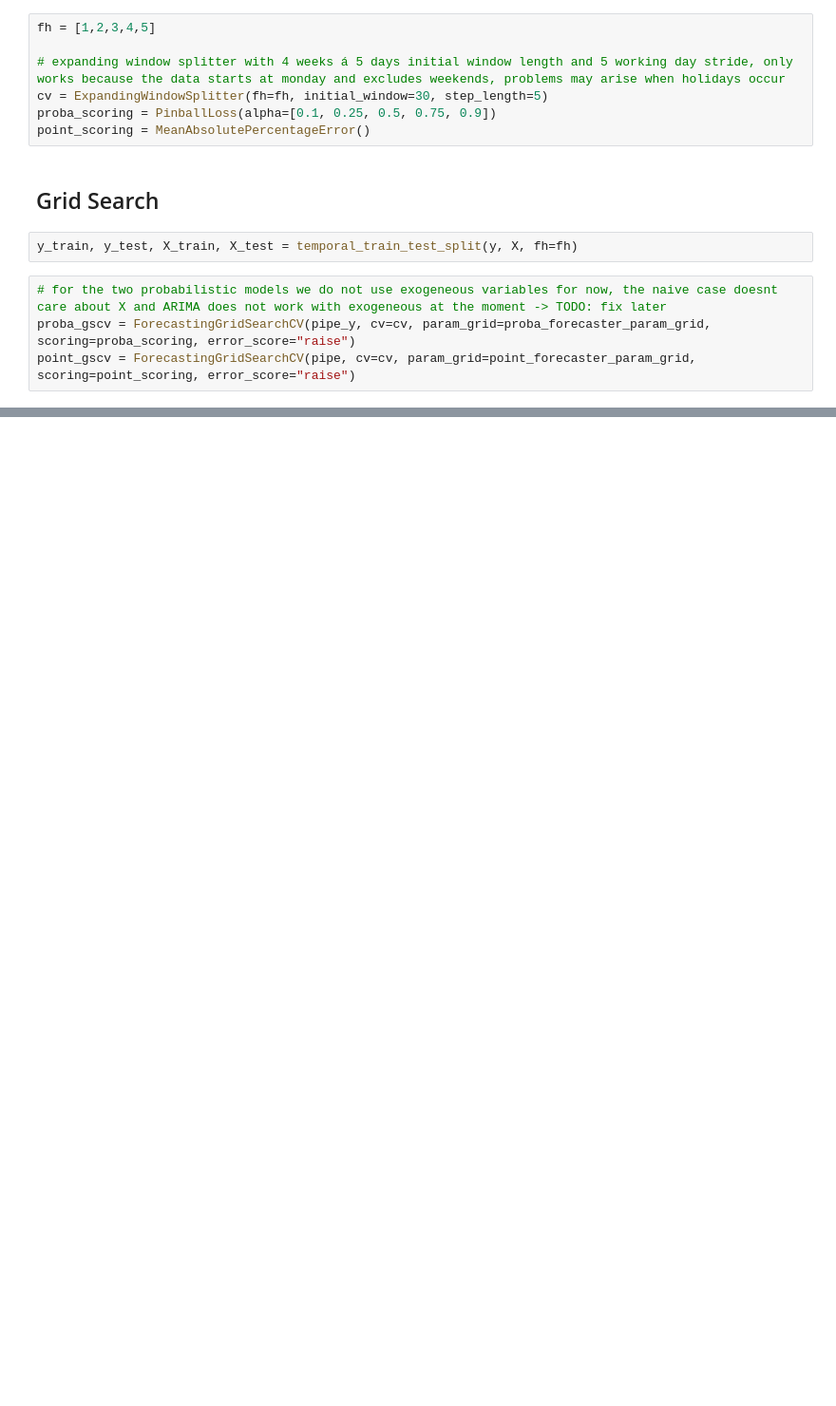
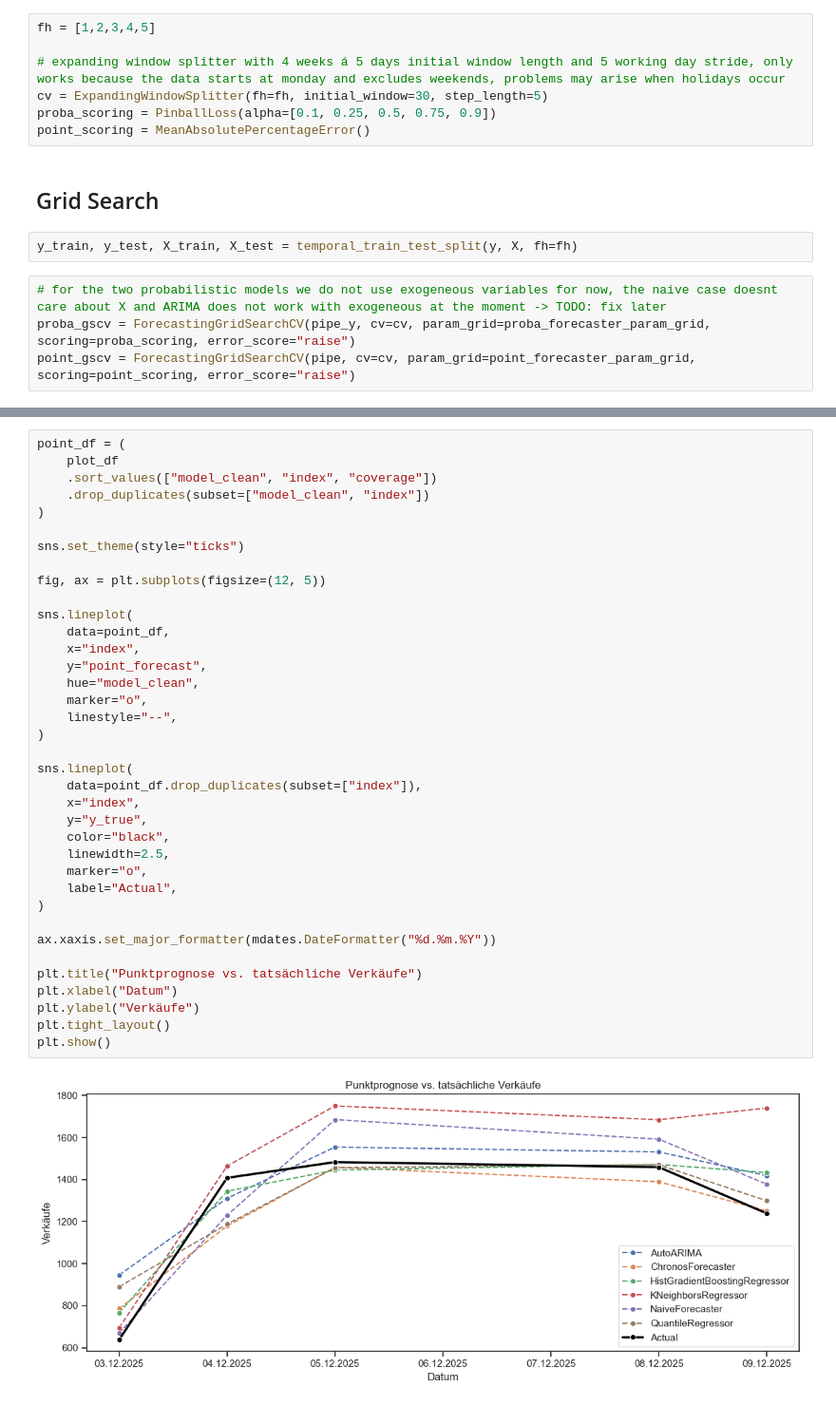
Before and after one commit to valentin-17/HtS, a Jupyter notebook: src/hts/forecast.ipynb, the cells around one changed output, grey strips where cells are left out. Shown at 95% size. Drawn from its saved outputs; the diff is of its cells as text; blank space fills up the shorter version.

```diff
--- a/src/hts/forecast.ipynb
+++ b/src/hts/forecast.ipynb
@@ -527,0 +527,39 @@ evaluation_scores, all_interval_predictions, plot_comparison_df
+# %%
+point_df = (
+    plot_df
+    .sort_values(["model_clean", "index", "coverage"])
+    .drop_duplicates(subset=["model_clean", "index"])
+)
+
+sns.set_theme(style="ticks")
+
+fig, ax = plt.subplots(figsize=(12, 5))
+
+sns.lineplot(
+    data=point_df,
+    x="index",
+    y="point_forecast",
+    hue="model_clean",
+    marker="o",
+    linestyle="--",
+)
+
+sns.lineplot(
+    data=point_df.drop_duplicates(subset=["index"]),
+    x="index",
+    y="y_true",
+    color="black",
+    linewidth=2.5,
+    marker="o",
+    label="Actual",
+)
+
+ax.xaxis.set_major_formatter(mdates.DateFormatter("%d.%m.%Y"))
+
+plt.title("Punktprognose vs. tatsächliche Verkäufe")
+plt.xlabel("Datum")
+plt.ylabel("Verkäufe")
+plt.tight_layout()
+plt.show()
+# %% [output]
+[figure, added]
```
Also changed, not shown: parts of 25 cells of this notebook, 2 other files.
